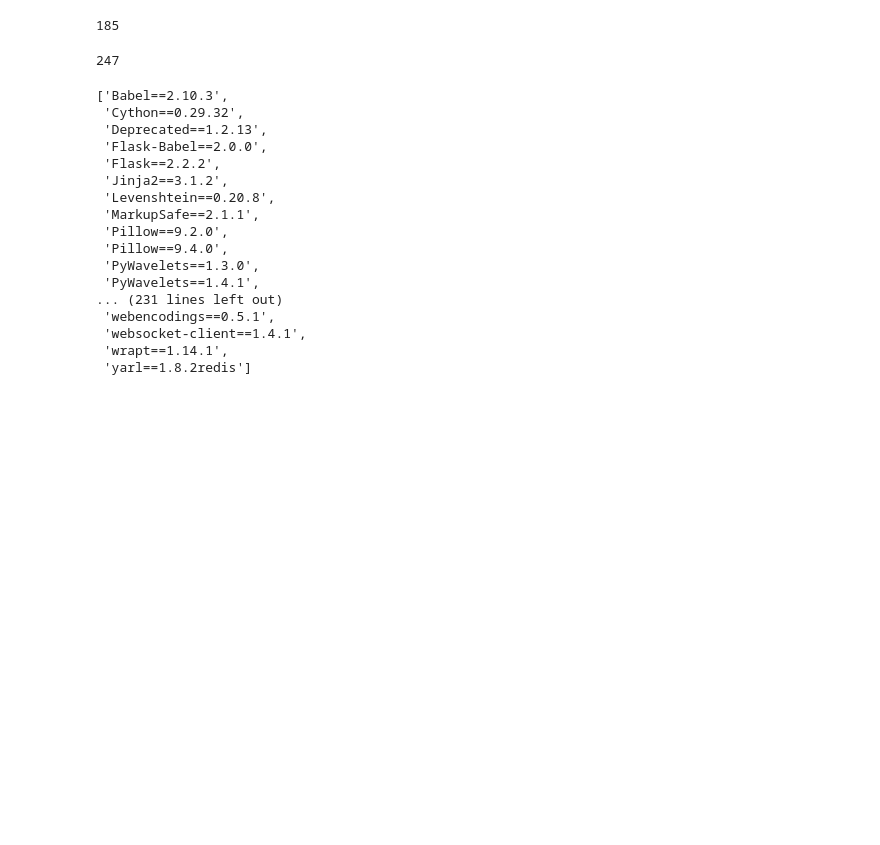
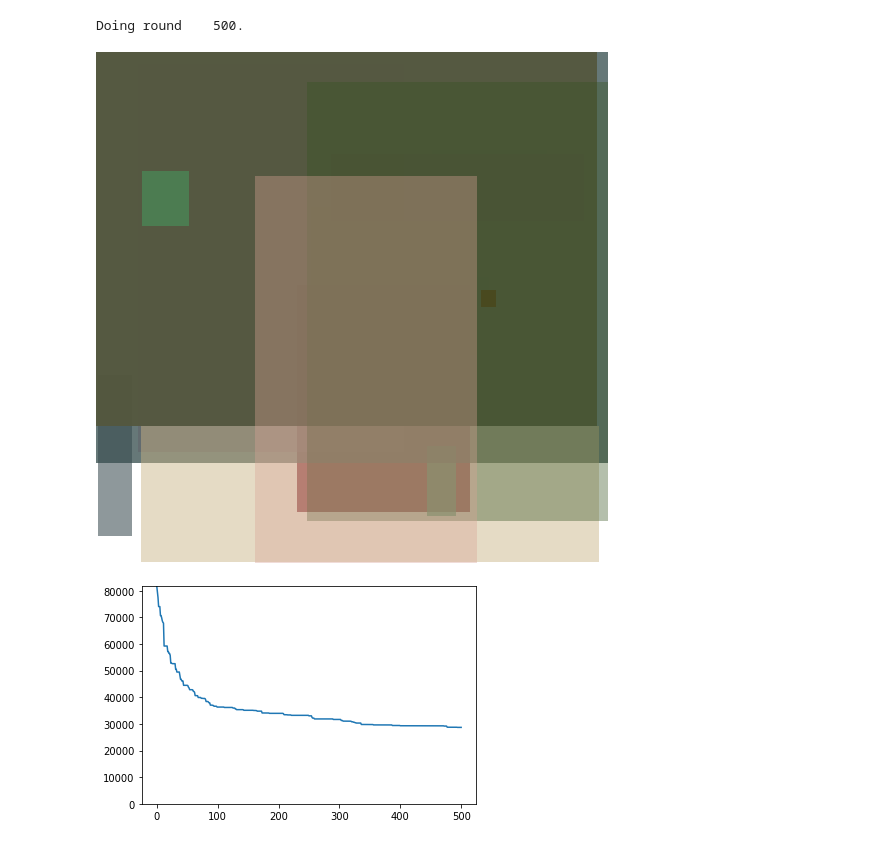
Before and after one commit to ramiluisto/GeneticImageImitation, a Jupyter notebook: Untitled.ipynb, the cells around one changed output. Cells and saved outputs as stored; diff of their text form; code cells hidden in the pictures; blank space fills up the shorter version.

```diff
--- a/Untitled.ipynb
+++ b/Untitled.ipynb
@@ -254,32 +5,0 @@ packages = [line.strip() for line in data if not line.startswith('-')]
-# %%
-noversion = [line.split('==')[0].strip() for line in data if not line.startswith('-')]
-noversion = list(set(noversion))
-len(noversion)
-# %% [output]
-185
-# %%
-len(clean)
-# %% [output]
-247
-# %%
-clean = list(set(packages))
-clean.sort()
-clean
-# %% [output]
-['Babel==2.10.3',
- 'Cython==0.29.32',
- 'Deprecated==1.2.13',
- 'Flask-Babel==2.0.0',
- 'Flask==2.2.2',
- 'Jinja2==3.1.2',
- 'Levenshtein==0.20.8',
- 'MarkupSafe==2.1.1',
- 'Pillow==9.2.0',
- 'Pillow==9.4.0',
- 'PyWavelets==1.3.0',
- 'PyWavelets==1.4.1',
-... (231 lines left out)
- 'webencodings==0.5.1',
- 'websocket-client==1.4.1',
- 'wrapt==1.14.1',
- 'yarl==1.8.2redis']
@@ -285,0 +8,16 @@ clean
+# %%
+sim = Simulation(iter_limit = 500)
+
+sim.run()
+
+import matplotlib.pyplot as plt
+
+scores = [pair[-1] for pair in sim.best_results]
+plt.plot(scores)
+plt.ylim(0, scores[0])
+
+display(sim.best_image())
+# %% [output]
+Doing round    500.
+[figure, added]
+[figure, added]
```
Also changed, not shown: parts of 36 cells of this notebook, 7 other files.
